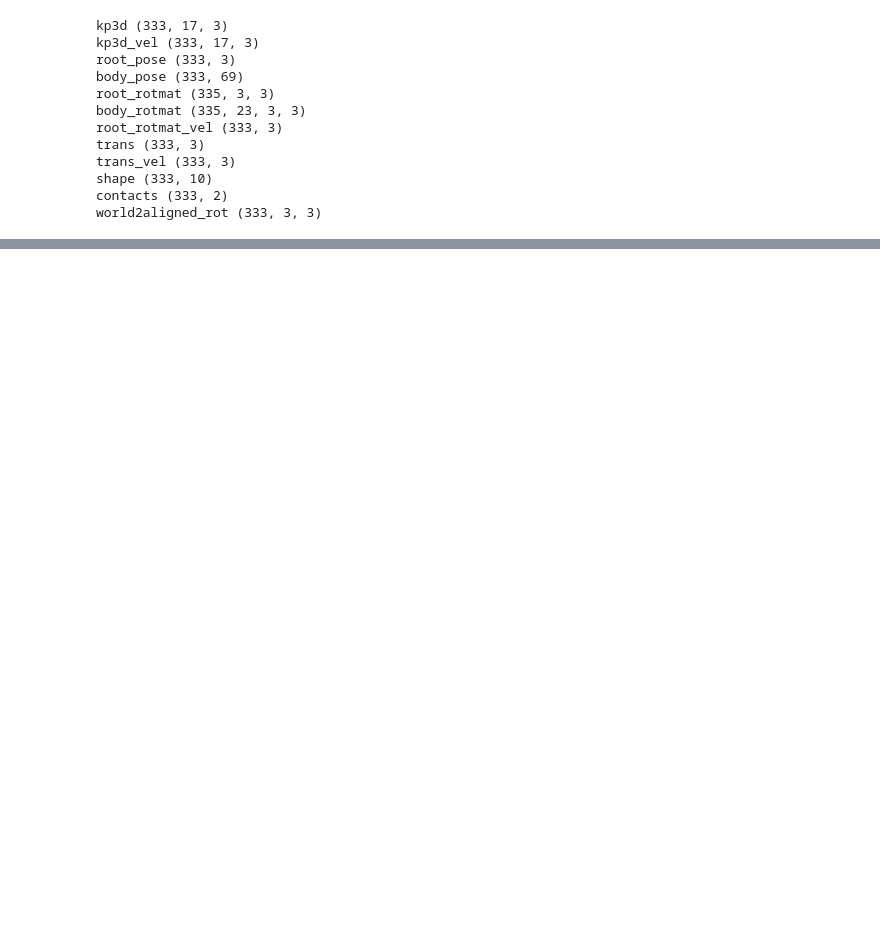
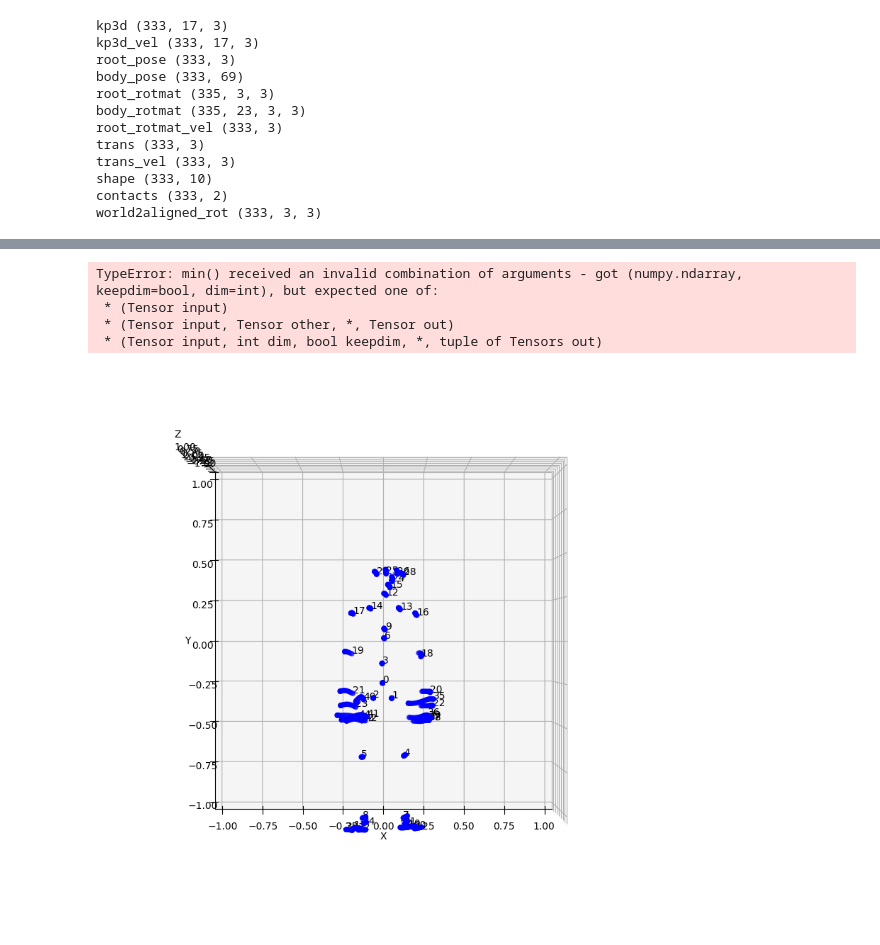
Before and after one commit to Sunggggggg/VQTraj, a Jupyter notebook: test.ipynb, the cells around one changed output, grey strips where cells are left out. Saved outputs shown, nothing was run; the diff lists cells and outputs as text; code cells hidden in the pictures; blank space fills up the shorter version.

```diff
--- a/test.ipynb
+++ b/test.ipynb
@@ -47,0 +58,49 @@ Chunk 12: [902, 903, 904, 905, 906, 907, 908, 909, 910, 911, 912, 913, 914, 915,
+# %%
+c_root = torch.zeros_like(root_pose)
+c_trans = torch.zeros_like(trans)
+
+output = body_model(body_pose=body_pose.reshape(-1, 23, 3), global_orient=c_root.reshape(-1, 1, 3), transl=c_trans.reshape(-1, 3), betas=shape.reshape(-1, 10), pose2rot=True)
+c_vertex = output.vertices
+c_joint = output.joints
+# %%
+hight = c_joint[..., 1:2]   # [T, J, 1]
+
+
+min_hight = torch.min(hight, dim=0, keepdim=True)[0]    # [T, 1, 2]
+
+
+c_joint[..., 1:2] -= min_hight
+# %% [output]
+TypeError: min() received an invalid combination of arguments - got (numpy.ndarray, keepdim=bool, dim=int), but expected one of:
+ * (Tensor input)
+ * (Tensor input, Tensor other, *, Tensor out)
+ * (Tensor input, int dim, bool keepdim, *, tuple of Tensors out)
+# %%
+offset = c_joint[:, 0:1]
+c_joint = c_joint - offset
+# %%
+import matplotlib.pyplot as plt
+c_joint = c_joint.detach().cpu().numpy()
+fig = plt.figure(figsize=(10, 10))
+ax1 = fig.add_subplot(111, projection='3d')
+
+ax1.set_xlim(-1, 1)
+ax1.set_ylim(-1, 1)
+ax1.set_zlim(-1, 1)
+ax1.set_xlabel('X')
+ax1.set_ylabel('Y')
+ax1.set_zlabel('Z')
+ax1.view_init(azim=-90, elev=90)
+
+for i in range(16):
+    joints = c_joint[i]    # [J, 3]
+    J = joints.shape[0]
+
+    x, y, z = joints[:, 0], joints[:, 1], joints[:, 2]
+
+    ax1.scatter(x, y, z, c='b')
+
+for j in range(J):
+    ax1.text(x[j], y[j], z[j], s=f'{j}')
+# %% [output]
+[figure, added]
```
Also changed, not shown: parts of 5 cells of this notebook, 33 other files.
